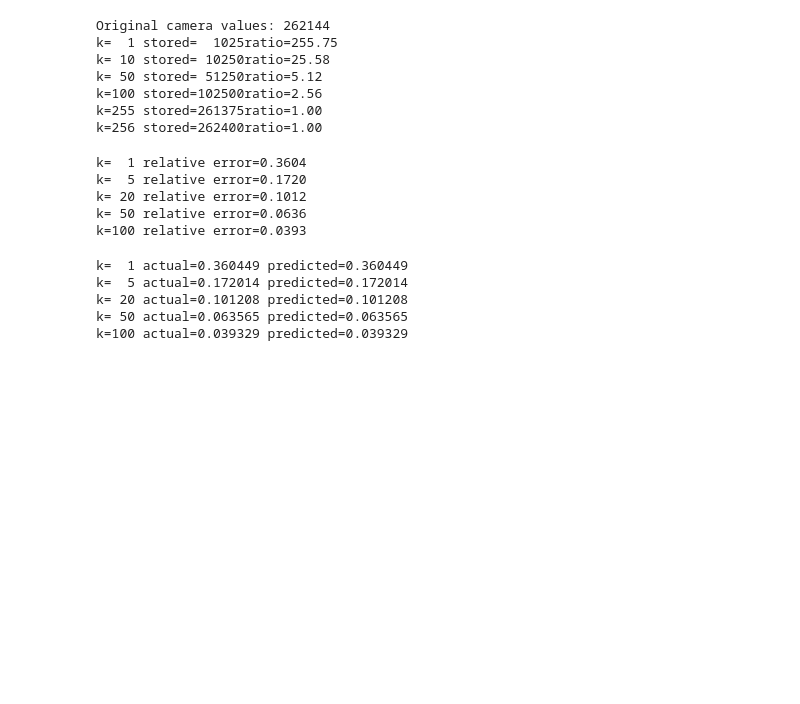
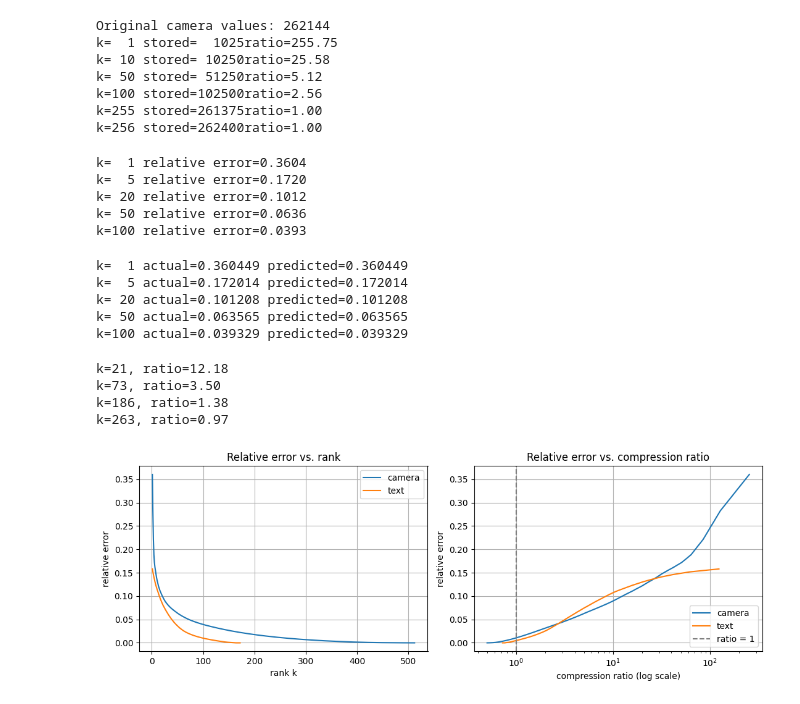
Before and after one commit to TreesaAbraham/svd-image-compression-MATH344L, a Jupyter notebook: notebook/03_images_compress_SVD.ipynb, the cells around one changed output. Saved outputs shown, nothing was run; the diff lists cells and outputs as text; code cells hidden in the pictures; blank space fills up the shorter version.

Commit message:
Up to Part G

```diff
--- a/notebook/03_images_compress_SVD.ipynb
+++ b/notebook/03_images_compress_SVD.ipynb
@@ -84,3 +84,45 @@ k=  5 actual=0.172014 predicted=0.172014
 k= 20 actual=0.101208 predicted=0.101208
 k= 50 actual=0.063565 predicted=0.063565
 k=100 actual=0.039329 predicted=0.039329
+# %%
+#part e
+
+ks = np.arange(1, len(s) + 1)
+errors = np.array([predicted_error(s,k) for k in ks])
+for target in [0.10, 0.05, 0.02, 0.01]:
+  k = ks[errors <= target][0]
+  ratio = compression_ratio(m, n, k)
+  print(f"k={k}, ratio={ratio:.2f}")
+# %% [output]
+k=21, ratio=12.18
+k=73, ratio=3.50
+k=186, ratio=1.38
+k=263, ratio=0.97
+# %%
+#part F
+
+images = {"camera": A, "text": T}
+fig, (ax1, ax2) = plt.subplots(1, 2, figsize=(11, 4))
+for name, M in images.items():
+  m_img, n_img = M.shape
+  s_img = np.linalg.svd(M, compute_uv=False)
+  ranks = np.arange(1, len(s_img) + 1)
+  errs = [predicted_error(s_img, k) for k in ranks]
+  ratios = [compression_ratio(m_img, n_img, k) for k in ranks]
+  ax1.plot(ranks, errs, label=name)
+  ax2.semilogx(ratios, errs, label=name)
+ax1.set_title("Relative error vs. rank")
+ax1.set_xlabel("rank k")
+ax1.set_ylabel("relative error")
+ax2.axvline(1, color="gray", linestyle="--", label="ratio = 1")
+ax2.set_title("Relative error vs. compression ratio")
+ax2.set_xlabel("compression ratio (log scale)")
+ax2.set_ylabel("relative error")
+for ax in (ax1, ax2):
+  ax.grid()
+  ax.legend()
+plt.tight_layout()
+plt.savefig("error_vs_ratio.png", dpi=150)
+plt.show()
+# %% [output]
+[figure, added]
```
Also changed, not shown: parts of 2 cells of this notebook.
